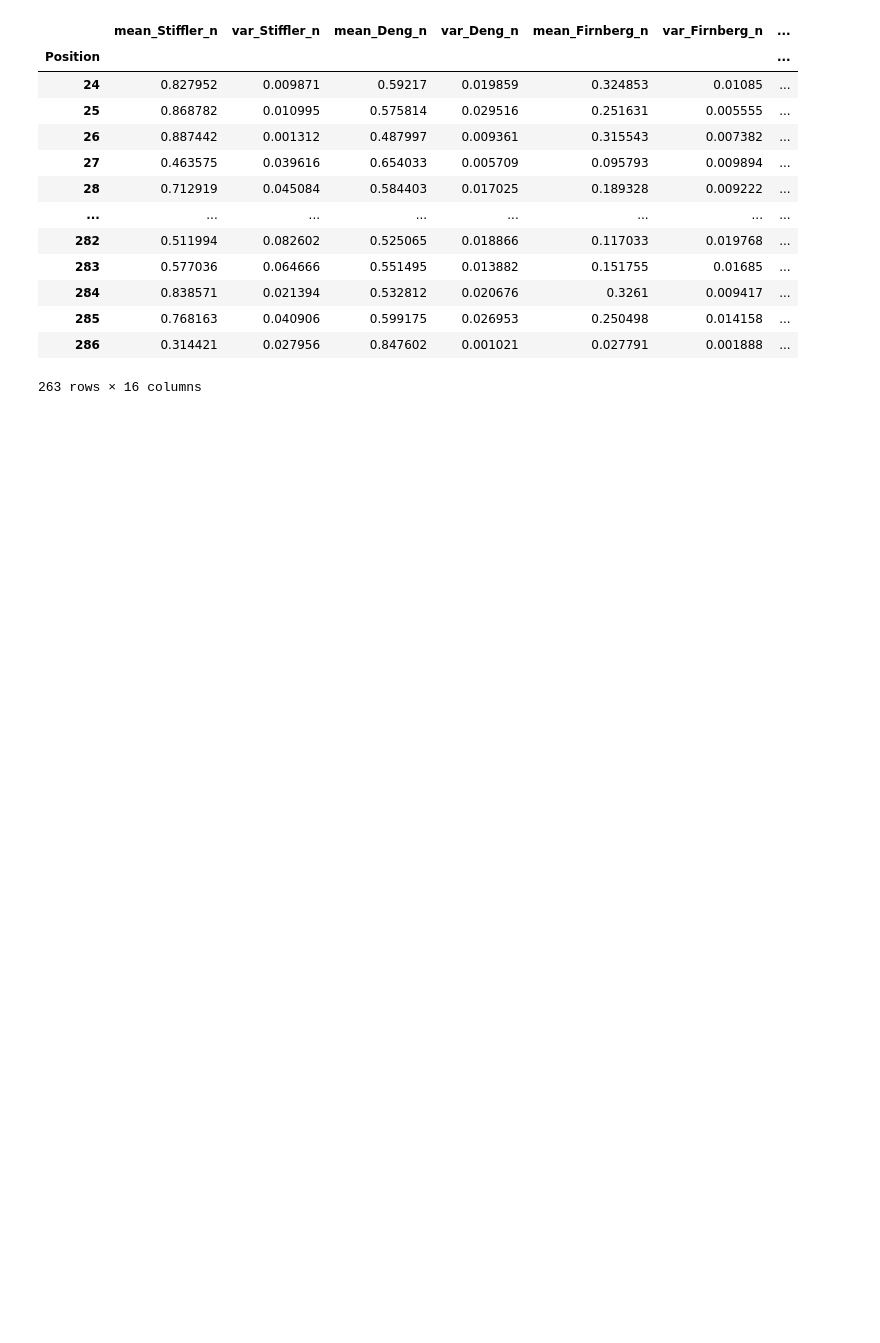
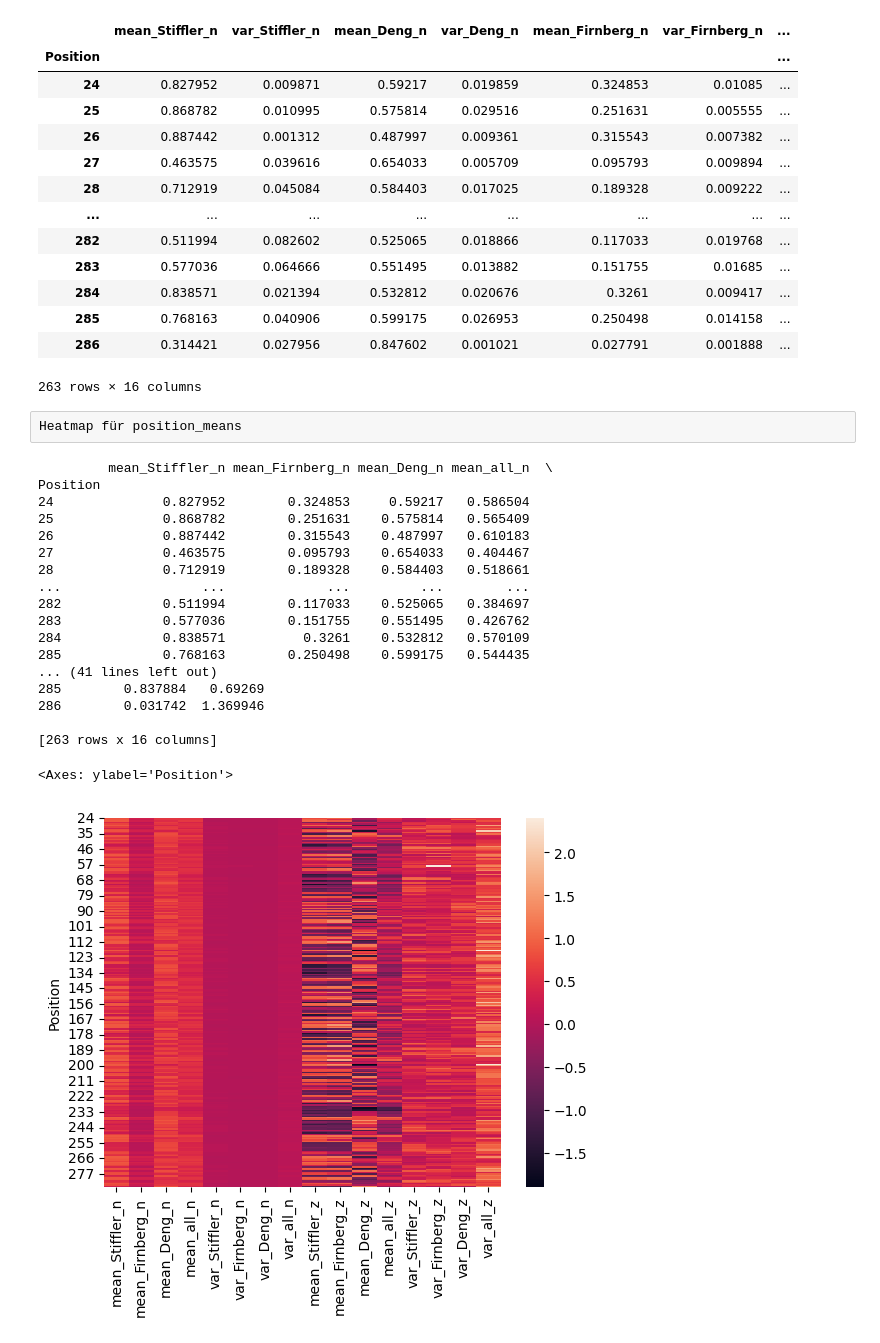
Before and after one commit to datascience-mobi-2023/topic02_team01, a Jupyter notebook: versuch.ipynb, the cells around one changed output. Cells and saved outputs as stored; diff of their text form; code cells hidden in the pictures; blank space fills up the shorter version.

Commit message:
Heatman für die Positionseffekte hinzugefügt. Die ist nur ein erster ansatz. Kommt noch detailierter und schöner

```diff
--- a/versuch.ipynb
+++ b/versuch.ipynb
@@ -386,3 +387,34 @@ position_means
 | 285 | 0.768163 | 0.040906 | 0.599175 | 0.026953 | 0.250498 | 0.014158 | ... |
 | 286 | 0.314421 | 0.027956 | 0.847602 | 0.001021 | 0.027791 | 0.001888 | ... |
 263 rows × 16 columns
+# %% [raw]
+Heatmap für position_means
+# %%
+# Für die Heatmapdarstellung nach dem Schema (Mean_S_n, Mean_F_n, Mean_D_n, Mean_All_n, Var_s_n, Var_F_n,...) muss der DF positon_mean umsortiert werden
+neue_reihenfolge = [0, 4, 2, 6, 1, 5, 3, 7, 8, 12, 10, 14, 9, 13, 11, 15]
+position_means_rearranged = position_means.iloc[:, neue_reihenfolge]
+print(position_means_rearranged)
+
+
+data_heatmap = position_means_rearranged.astype(float)
+sns.heatmap(data_heatmap)
+# %% [output]
+         mean_Stiffler_n mean_Firnberg_n mean_Deng_n mean_all_n  \
+Position
+24              0.827952        0.324853     0.59217   0.586504
+25              0.868782        0.251631    0.575814   0.565409
+26              0.887442        0.315543    0.487997   0.610183
+27              0.463575        0.095793    0.654033   0.404467
+28              0.712919        0.189328    0.584403   0.518661
+...                  ...             ...         ...        ...
+282             0.511994        0.117033    0.525065   0.384697
+283             0.577036        0.151755    0.551495   0.426762
+284             0.838571          0.3261    0.532812   0.570109
+285             0.768163        0.250498    0.599175   0.544435
+... (41 lines left out)
+285        0.837884   0.69269
+286        0.031742  1.369946
+
+[263 rows x 16 columns]
+<Axes: ylabel='Position'>
+[figure, added]
```
Also changed, not shown: parts of 4 cells of this notebook, 1 other file.
